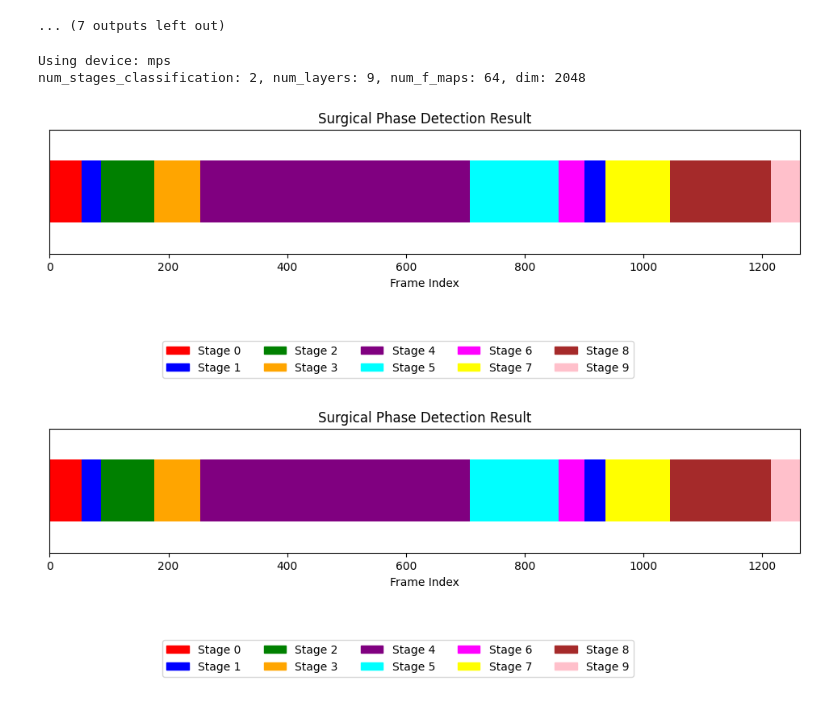
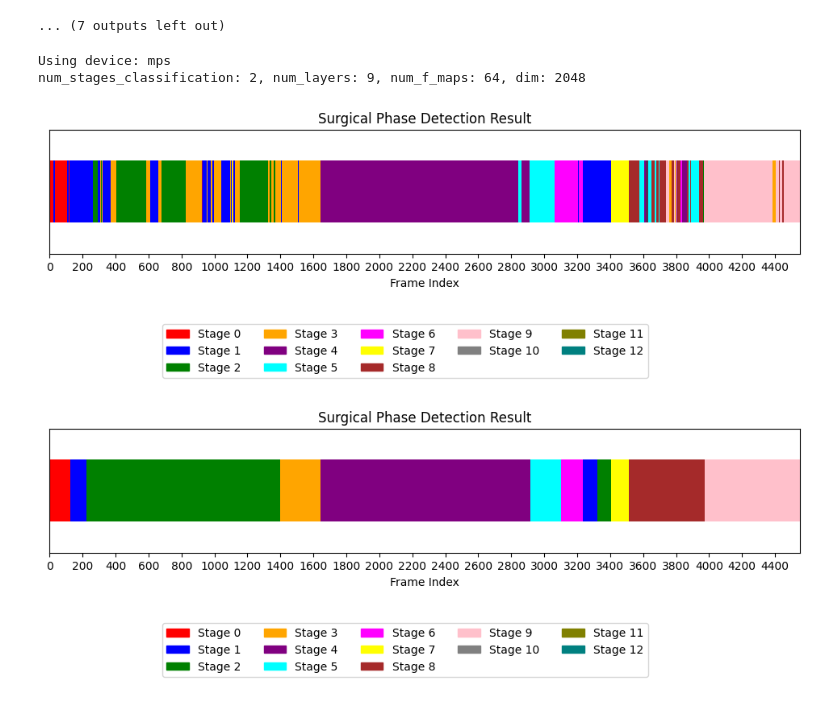
Before and after one commit to wht0703/TeCNO, a Jupyter notebook: test_tcn.ipynb, the cells around one changed output. Drawn from its saved outputs; the diff is of its cells as text; code cells hidden in the pictures.

```diff
--- a/test_tcn.ipynb
+++ b/test_tcn.ipynb
@@ -8,13 +8,16 @@ import matplotlib.patches as patches
 from pycm import ConfusionMatrix
 from pycm.utils import axes_gen
 
+from models.cnn import OneHeadResNet50Model
 from models.mstcn import MultiStageModel
 
 ckpt_path = './logs/250410-194937_TeCNO_Cataract101_mstcn_MultiStageModel/checkpoints/epoch=23-val_loss=1.52.ckpt'
 
+video_path = f'logs/250410-140616_FeatureExtraction_Cataract101FeatureExtract_cnn_OneHeadResNet50Model/cholec80_pickle_export'
+
 
 class HParams:
-    def __init__(self, mstcn_stages, mstcn_layers, mstcn_f_maps, mstcn_f_dim, out_features, mstcn_causal_conv):
+    def __init__(self, mstcn_stages=None, mstcn_layers=None, mstcn_f_maps=None, mstcn_f_dim=None, out_features=None, mstcn_causal_conv=None):
         self.mstcn_stages = mstcn_stages
         self.mstcn_layers = mstcn_layers
         self.mstcn_f_maps = mstcn_f_maps
@@ -61,6 +64,7 @@ def plot_boxplot(input_list, metric):
     for key in keys:
         values = [d[key] for d in input_list if key in d and d[key] != 'None']
         box_data.append(values)
+    keys = [key + 1 for key in keys]
     all_vals = [x for sublist in box_data for x in sublist]
     print(f'Average Stage-wise {metric}: {np.mean(all_vals)} +- {np.std(all_vals)}')
     plt.figure(figsize=(10, 6))
@@ -70,10 +74,6 @@ def plot_boxplot(input_list, metric):
     plt.title(f'{metric} for Each Surgical Stage')
     plt.grid(axis='y', linestyle='--', alpha=0.7)
     plt.show()
-
-
-video_path = f'logs/250410-140616_FeatureExtraction_Cataract101FeatureExtract_cnn_OneHeadResNet50Model/cholec80_pickle_export'
-
 
 def main():
     test_set = [(
@@ -147,7 +147,6 @@ Average Stage-wise Precision: 0.8736583907963105 +- 0.18149940690493296
 # %%
 def inference(video_idx):
     test_video = f"{video_path}/{1:.1f}fps/video_{video_idx}_{1:.1f}fps.pkl"
-
     device = torch.device('mps' if torch.backends.mps.is_available() else 'cpu')
     print(f"Using device: {device}")
     model = MultiStageModel(HParams(
@@ -184,7 +183,6 @@ def inference(video_idx):
     labels_pred = torch.argmax(pred_phase, dim=0).cpu().numpy().tolist()
     return labels_pred, y
 
-
 def group_labels(labels):
     if len(labels) == 0:
         return []
@@ -216,9 +214,9 @@ def plot_surgical_phases(labels):
         7: 'yellow',
         8: 'brown',
         9: 'pink',
-        # 10: 'gray',
-        # 11: 'olive',
-        # 12: 'teal'
+        10: 'gray',
+        11: 'olive',
+        12: 'teal'
     }
 
     fig, ax = plt.subplots(figsize=(12, 2))
@@ -230,34 +228,34 @@ def plot_surgical_phases(labels):
 
     for start, end, lbl in groups:
         width = end - start + 1
         color = fixed_color_mapping.get(lbl, 'black')  # default to black if not mapped
         ax.add_patch(patches.Rectangle((start, bar_y), width, bar_height,
                                        facecolor=color, edgecolor='none'))
 
     ax.set_xlim(0, num_frames)
     ax.set_ylim(0, 1)
     ax.set_xlabel('Frame Index')
     ax.set_title('Surgical Phase Detection Result')
+    ax.set_xticks(np.arange(0, num_frames, 200))
     ax.set_yticks([])
     legend_handles = []
     for phase, color in fixed_color_mapping.items():
         legend_handles.append(patches.Patch(color=color, label=f'Stage {phase}'))
     ax.legend(
         handles=legend_handles,
         loc="lower left",
         bbox_to_anchor=(0.15, -1, num_frames, 0.5),
         ncol=5,
         borderaxespad=0.
     )
     plt.show()
 
 
-pred, gt = inference(54)
-# In practice, replace the above with your model output (an array or list of labels)
+pred, gt = inference(97)
 plot_surgical_phases(pred)
 plot_surgical_phases(gt)
 # %% [output]
 Using device: mps
 num_stages_classification: 2, num_layers: 9, num_f_maps: 64, dim: 2048
-[figure, old version]
+[figure, new version]
-[figure, old version]
+[figure, new version]
```
Also changed, not shown: 7 other files.
